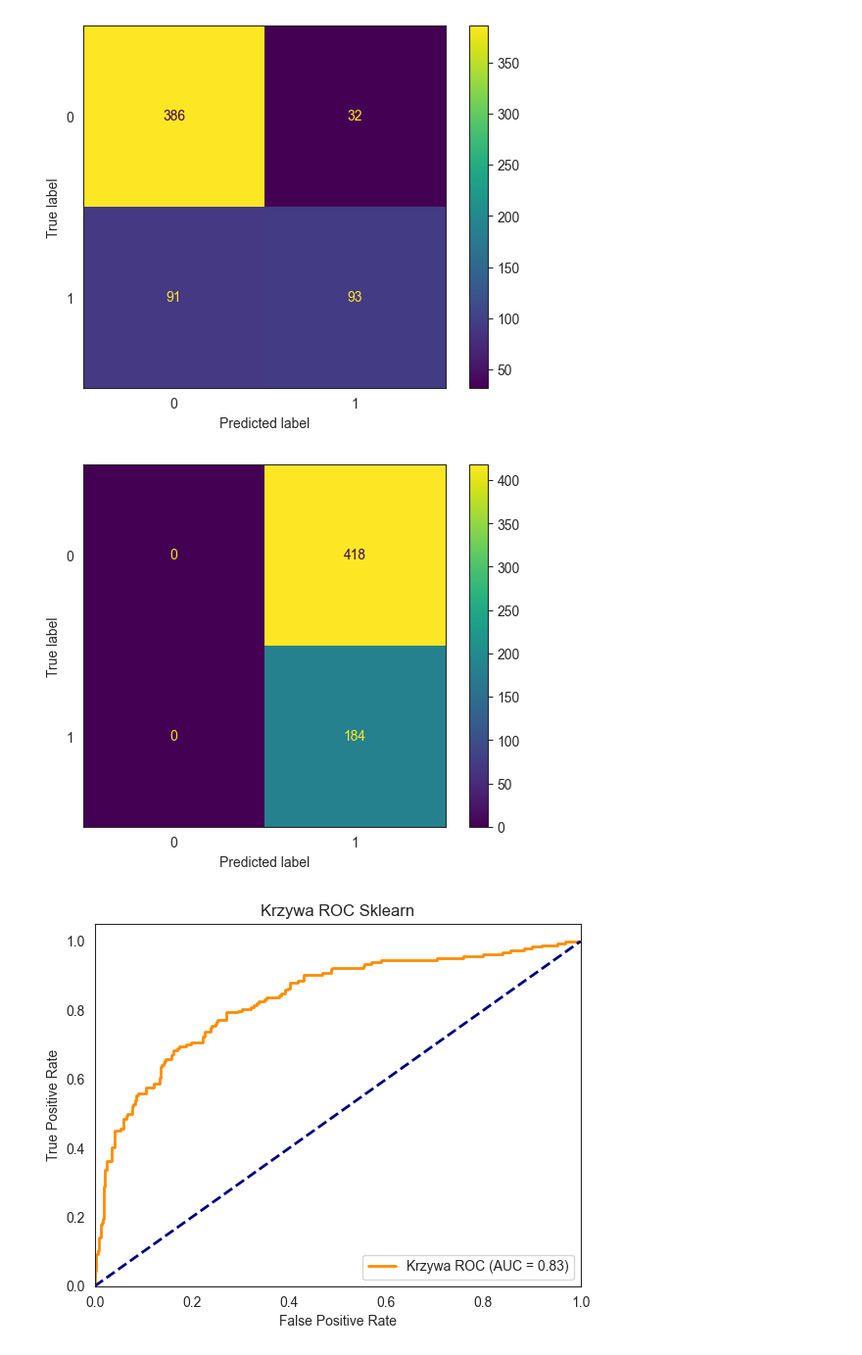
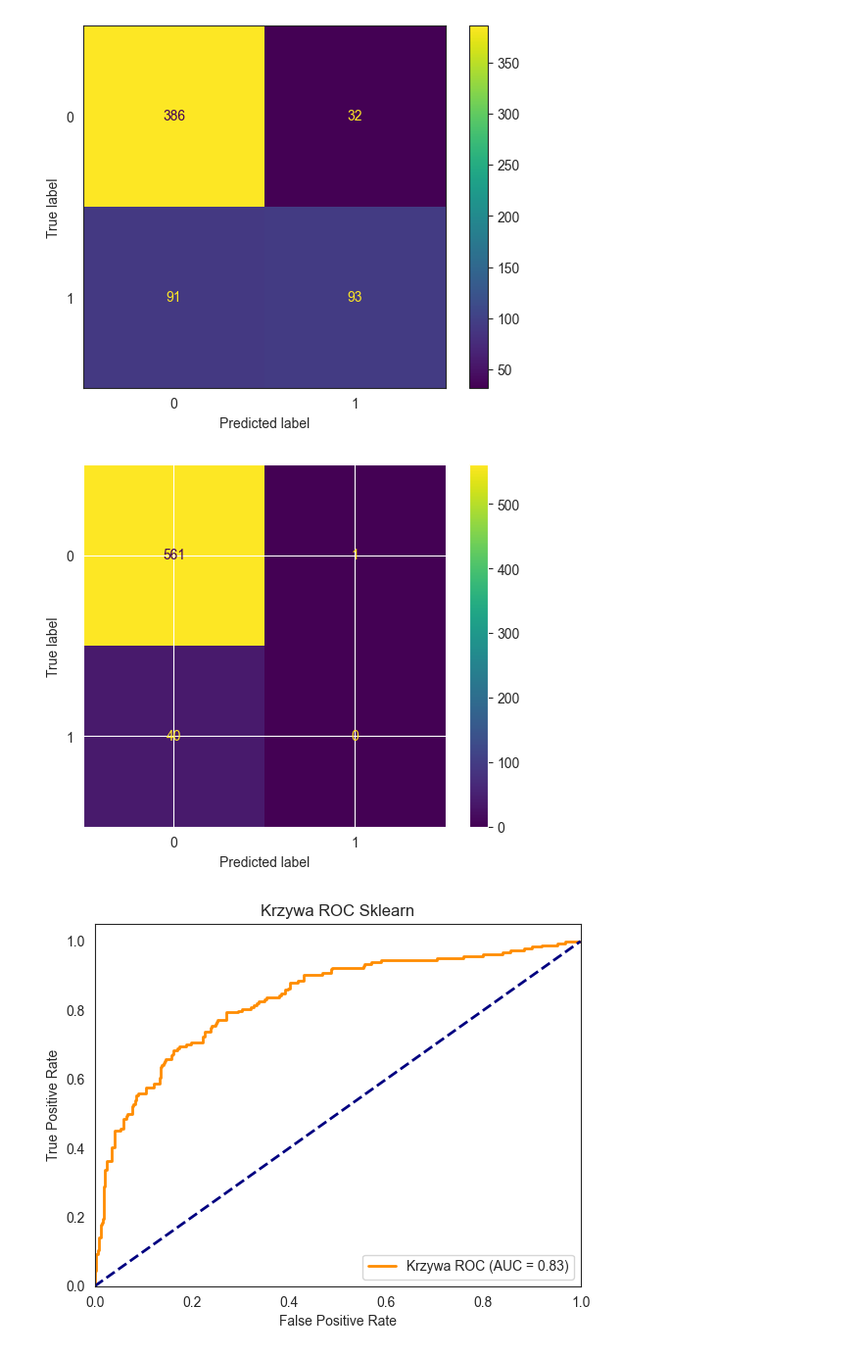
Before and after one commit to Dert14/PUM_L2, a Jupyter notebook: lab_3/lab_3.ipynb, the cells around one changed output. Shown at 98% size. Saved outputs shown, nothing was run; the diff lists cells and outputs as text; code cells hidden in the pictures.

```diff
--- a/lab_3/lab_3.ipynb
+++ b/lab_3/lab_3.ipynb
@@ -464,15 +497,12 @@ plt.show()
 # %% [output]
 [figure]
-# %%
-X = np.array(rain_data_by_locations[best_location]['test']['x'])
-X = np.hstack([np.ones((X.shape[0], 1)), X])
-cus_y = logistic_regresion.predict(X)
-cm_S = confusion_matrix(rain_data_by_locations[best_location]['test']['t'], cus_y)
-disp = ConfusionMatrixDisplay(confusion_matrix=cm_S)
-disp.plot()
-plt.show()
-# %% [output]
-[figure, removed]
+# %%
+cm_S = confusion_matrix(data_in_location['test']['t'], pre)
+disp = ConfusionMatrixDisplay(confusion_matrix=cm_S)
+disp.plot()
+plt.show()
+# %% [output]
+[figure, added]
 # %%
 skl_prob = clf.decision_function(rain_data_by_locations[best_location]['test']['x'])
 fpr, tpr, thresholds = roc_curve(rain_data_by_locations[best_location]['test']['t'], skl_prob)
```
Also changed, not shown: parts of 9 cells of this notebook, 1 other file.
